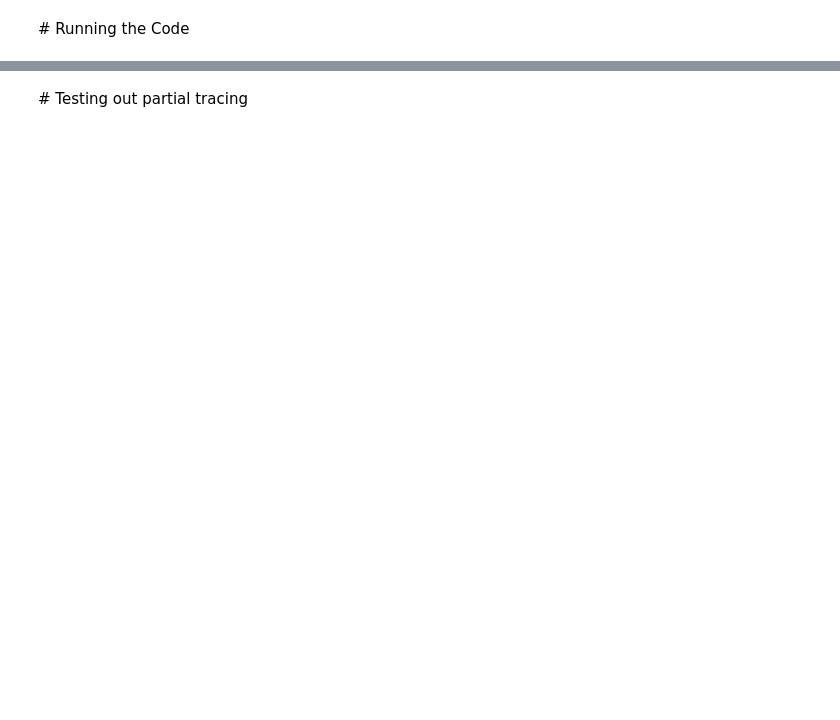
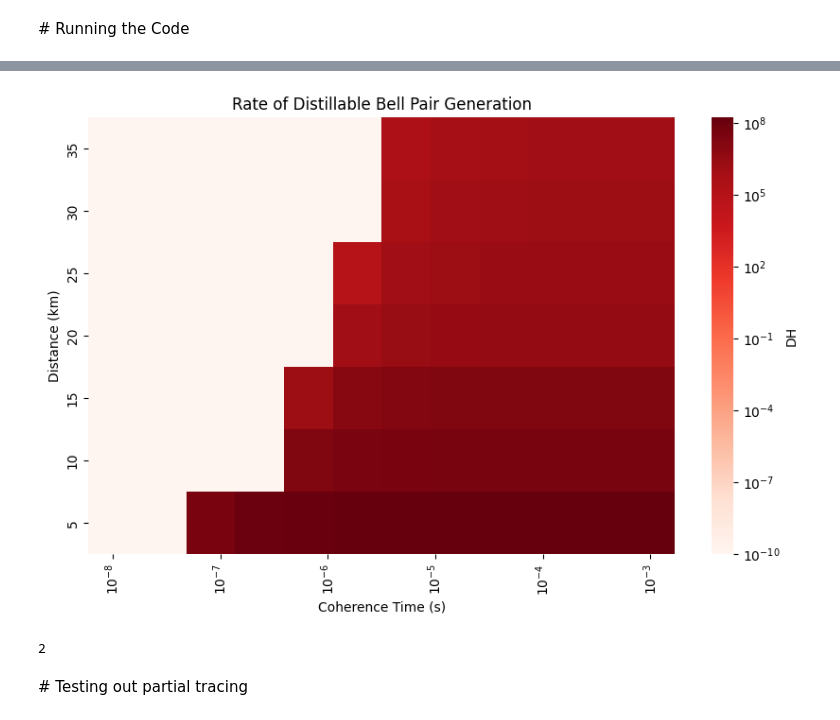
Before and after one commit to echughes529/quantum_network_simulation, a Jupyter notebook: entanglement_based_networks_with_minimal_error_model.ipynb, the cells around one changed output, grey strips where cells are left out. Drawn from its saved outputs; the diff is of its cells as text; code cells hidden in the pictures; blank space fills up the shorter version.

```diff
--- a/entanglement_based_networks_with_minimal_error_model.ipynb
+++ b/entanglement_based_networks_with_minimal_error_model.ipynb
@@ -487,3 +712,44 @@ avg_fidelity = np.mean(fidelities)
+# %%
+import matplotlib.colors as mcolors
+
+# Replace zero values with a small positive value to avoid issues with LogNorm
+dh_df_filtered.replace(0, 1e-10, inplace=True)
+
+# Plot the DH Heatmap with filtered data and logarithmic color scale
+plt.figure(figsize=(10, 6))
+ax = sns.heatmap(dh_df_filtered,
+            annot=False,
+            fmt=".2f",
+            cmap="Reds",
+            cbar_kws={'label': 'DH'},
+            yticklabels=True,
+            norm=mcolors.LogNorm(vmin=dh_df_filtered.min().min(), vmax=dh_df_filtered.max().max()))  # Logarithmic color scale
+
+
+
+
+ytick_positions = [0.5, 1.5, 2.5, 3.5, 4.5, 5.5, 6.5]  # Adjust as needed
+ytick_labels = [f'5', f'10', f'15', f'20', f'25', '30', '35']
+
+plt.title("Rate of Distillable Bell Pair Generation")
+plt.xlabel("Coherence Time (s)")
+plt.ylabel("Distance (km)")
+plt.gca().invert_yaxis()  # Invert the y-axis so that smallest distances are at the bottom
+
+# Manually set the x-axis ticks and labels
+plt.gca().set_xticks(xtick_positions)
+plt.gca().set_xticklabels(xtick_labels)
+
+# Manually set the x-axis ticks and labels
+plt.gca().set_yticks(ytick_positions)
+plt.gca().set_yticklabels(ytick_labels)
+plt.show()
+# %% [output]
+[figure, added]
+# %%
+1+1
+# %% [output]
+2
 # %% [markdown]
 # Testing out partial tracing
 # %%
```
Also changed, not shown: parts of 17 cells of this notebook.
